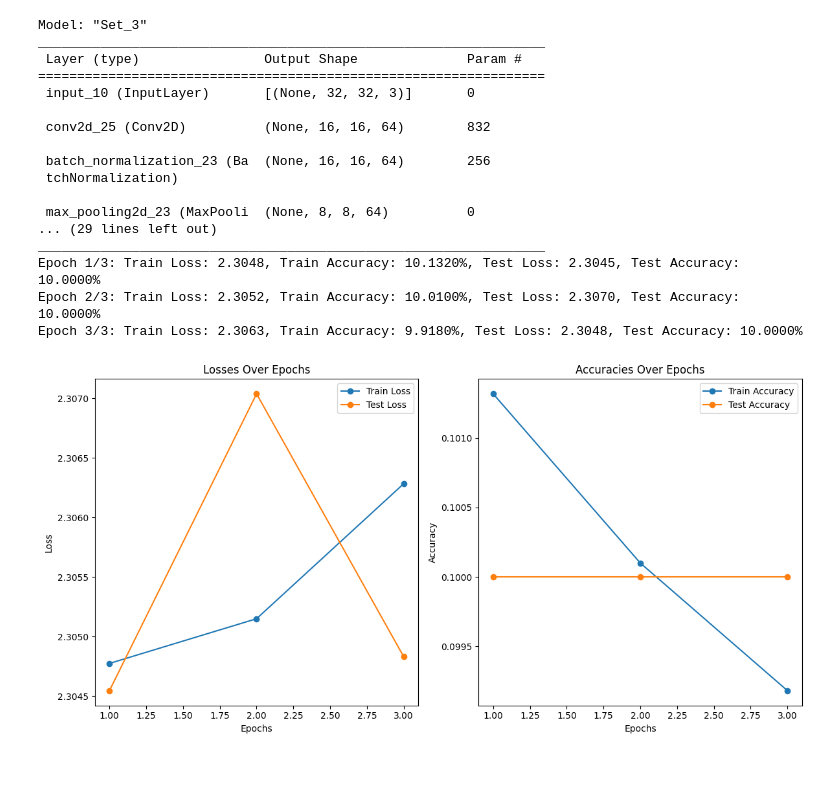
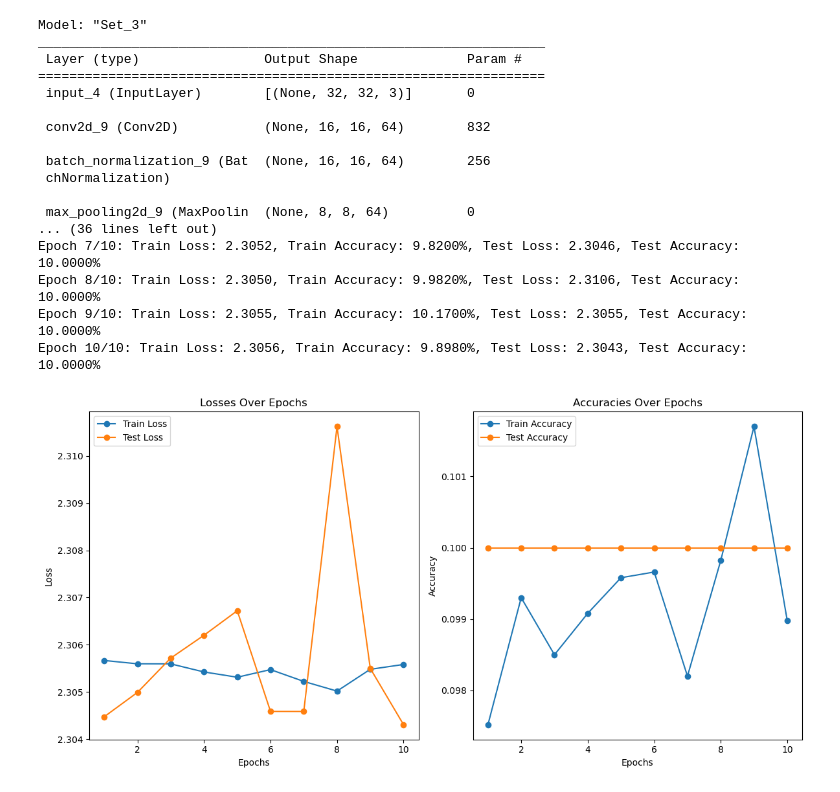
Before and after one commit to JanaStefan/IANNwTF_g22, a Jupyter notebook: homework03/last_version.ipynb, the cells around one changed output. Cells and saved outputs as stored; diff of their text form; code cells hidden in the pictures.

```diff
--- a/homework03/last_version.ipynb
+++ b/homework03/last_version.ipynb
@@ -158,9 +161,9 @@ class CNN():
 
         # Setup the optimizer
         if optimizer == 'adam':
-            optimizer = tf.keras.optimizers.Adam(learning_rate=learning_rate)
+            optimizer = tf.keras.optimizers.legacy.Adam(learning_rate=learning_rate)
         else:
-            optimizer = tf.keras.optimizers.RMSprop(learning_rate=learning_rate)
+            optimizer = tf.keras.optimizers.legacy.RMSprop(learning_rate=learning_rate)
 
         # Loss function for training
         loss_f = tf.keras.losses.CategoricalCrossentropy()
@@ -386,45 +389,45 @@ set3_model = CNN(
     use_bias=True,
     dense_activation='softmax',
     dense_sizes=[128],
     flatten_type='global_max',
     name="Set_3",
 )
 
 # Load CIFAR-10 dataset, split into training and test data
 train_data3, test_data3 = tfds.load('cifar10', split=['train', 'test'], as_supervised=True)
 
 # Preprocess the data for set 3 with specific batch size
 # The preprocessing includes normalization and one-hot encoding
 batch_size_set3 = 32   # Batch size for training and testing
 train_data_set3, test_data_set3 = prep_cifar(train_data3, test_data3, batch_size_set3)
 
 # Train the Set 3 model using the training data
 # Training for 3 epochs with the specified batch size
-set3_model.train(train_data_set3, test_data_set3, epochs=3)
+set3_model.train(train_data_set3, test_data_set3, epochs=10)
 
 
 # Visualize the training performance of Set 3 model
 # This includes plotting the training and testing loss and accuracy for each epoch
 set3_model.visualize_performance()
 # %% [output]
 Model: "Set_3"
 _________________________________________________________________
  Layer (type)                Output Shape              Param #
 =================================================================
- input_10 (InputLayer)       [(None, 32, 32, 3)]       0
+ input_4 (InputLayer)        [(None, 32, 32, 3)]       0
 
- conv2d_25 (Conv2D)          (None, 16, 16, 64)        832
+ conv2d_9 (Conv2D)           (None, 16, 16, 64)        832
 
- batch_normalization_23 (Ba  (None, 16, 16, 64)        256
- tchNormalization)
+ batch_normalization_9 (Bat  (None, 16, 16, 64)        256
+ chNormalization)
 
- max_pooling2d_23 (MaxPooli  (None, 8, 8, 64)          0
-... (29 lines left out)
-_________________________________________________________________
-Epoch 1/3: Train Loss: 2.3048, Train Accuracy: 10.1320%, Test Loss: 2.3045, Test Accuracy: 10.0000%
-Epoch 2/3: Train Loss: 2.3052, Train Accuracy: 10.0100%, Test Loss: 2.3070, Test Accuracy: 10.0000%
-Epoch 3/3: Train Loss: 2.3063, Train Accuracy: 9.9180%, Test Loss: 2.3048, Test Accuracy: 10.0000%
+ max_pooling2d_9 (MaxPoolin  (None, 8, 8, 64)          0
+... (36 lines left out)
+Epoch 7/10: Train Loss: 2.3052, Train Accuracy: 9.8200%, Test Loss: 2.3046, Test Accuracy: 10.0000%
+Epoch 8/10: Train Loss: 2.3050, Train Accuracy: 9.9820%, Test Loss: 2.3106, Test Accuracy: 10.0000%
+Epoch 9/10: Train Loss: 2.3055, Train Accuracy: 10.1700%, Test Loss: 2.3055, Test Accuracy: 10.0000%
+Epoch 10/10: Train Loss: 2.3056, Train Accuracy: 9.8980%, Test Loss: 2.3043, Test Accuracy: 10.0000%
-[figure, old version]
+[figure, new version]
 # %%
 # Set 4:
 set4_model = CNN(
```
Also changed, not shown: parts of 10 cells of this notebook.
